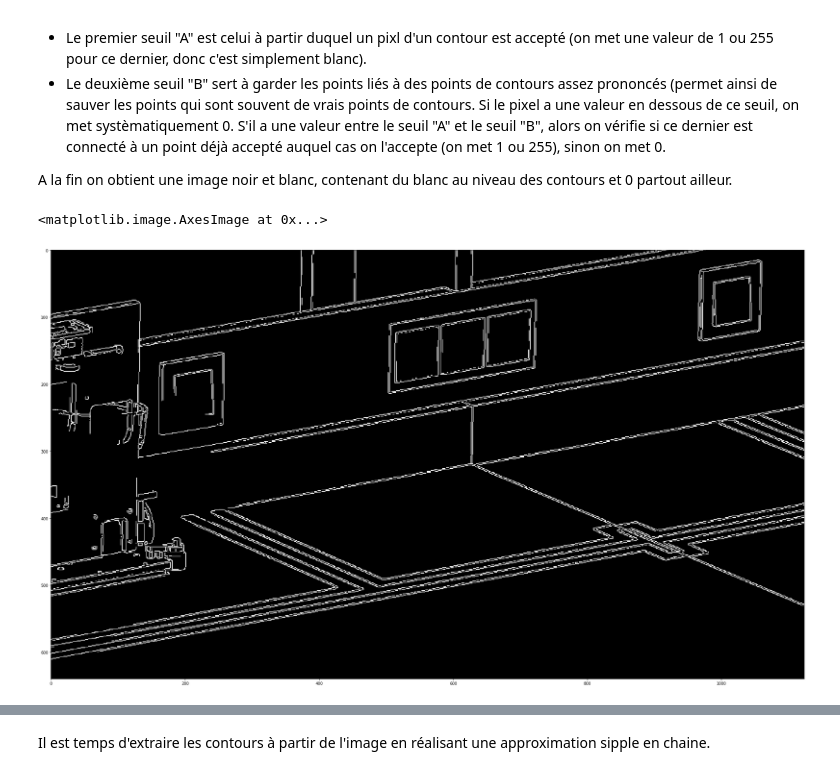
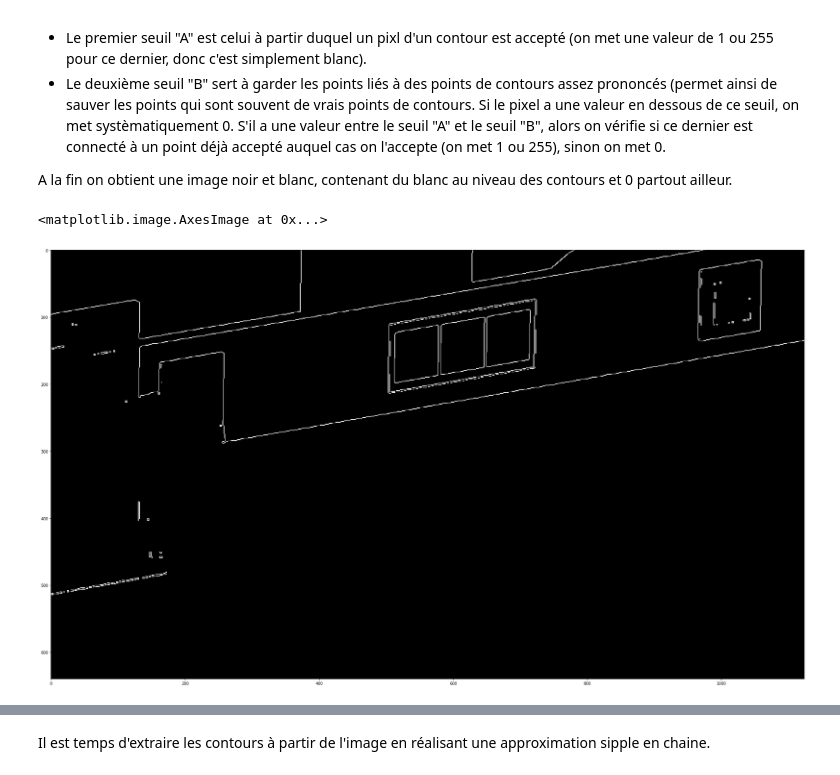
Before and after one commit to SNerduino/rectangles_extractor, a Jupyter notebook: Detecteur de sequences de couleurs sous forme de carrés.ipynb, the cells around one changed output, grey strips where cells are left out. Cells and saved outputs as stored; diff of their text form; code cells hidden in the pictures.

```diff
--- a/Detecteur de sequences de couleurs sous forme de carrés.ipynb
+++ b/Detecteur de sequences de couleurs sous forme de carrés.ipynb
@@ -53,6 +55,5 @@ plt.imshow(img_gray, cmap='gray')
 # %%
-#img_sat, mask = cv2.threshold(img_gray, 150, 255, cv2.THRESH_BINARY)
-mask = img_gray
+img_sat, mask = cv2.threshold(img_gray, 150, 255, cv2.THRESH_BINARY)
 plt.figure(figsize = (25,25))
 plt.imshow(mask, cmap='gray')
 # %% [output]
@@ -155,9 +129,9 @@ Deux seuils sont utilisés :
 
 A la fin on obtient une image noir et blanc, contenant du blanc au niveau des contours et 0 partout ailleur.
 # %%
-img_canny = cv2.Canny(img_eroded, 100,200)
+img_canny = cv2.Canny(mask, 150,200)
 plt.figure(figsize = (35,35))
 plt.imshow(img_canny, cmap='gray')
 # %% [output]
 <matplotlib.image.AxesImage at 0x...>
-[figure, old version]
+[figure, new version]
```
Also changed, not shown: parts of 10 cells of this notebook.
